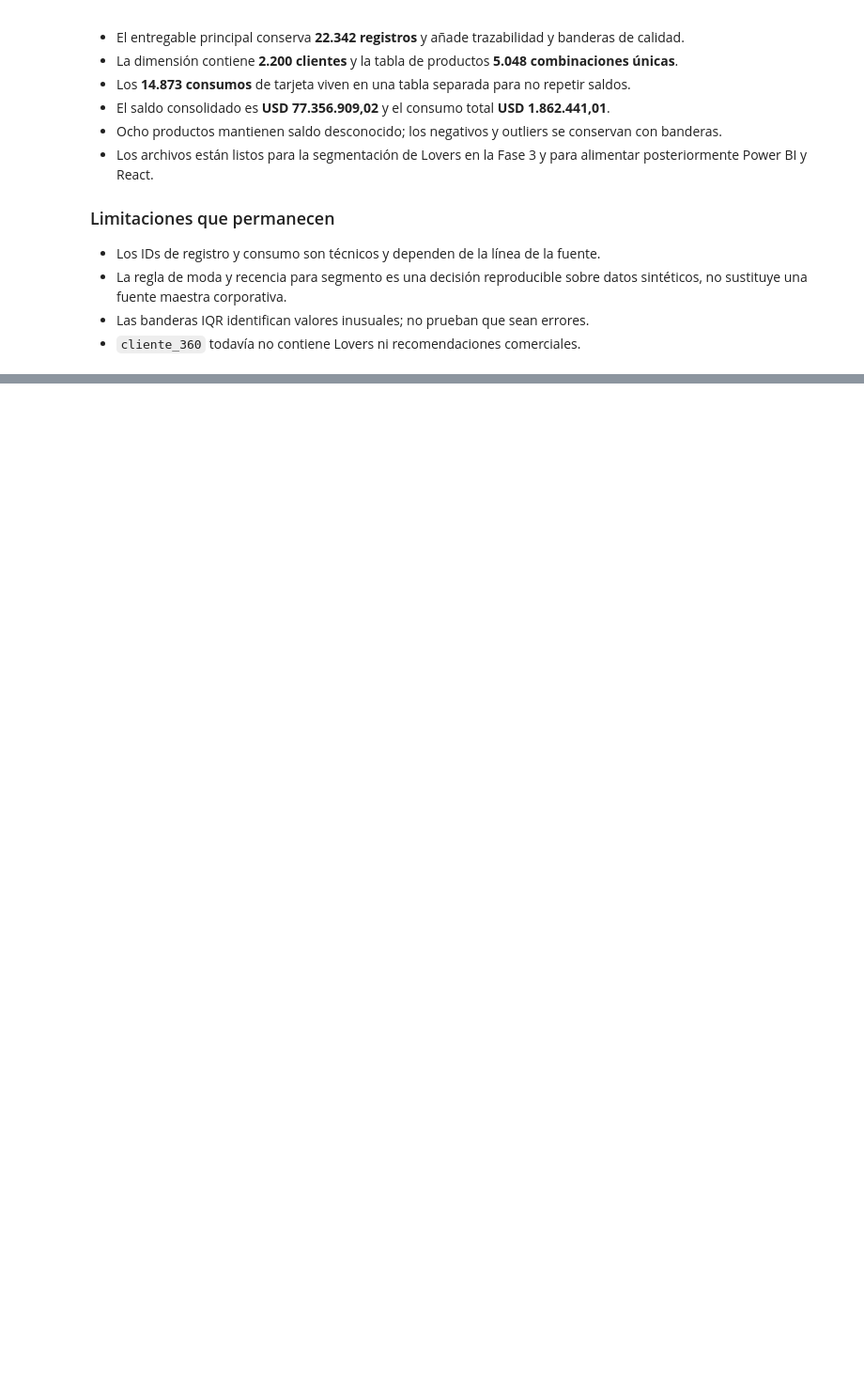
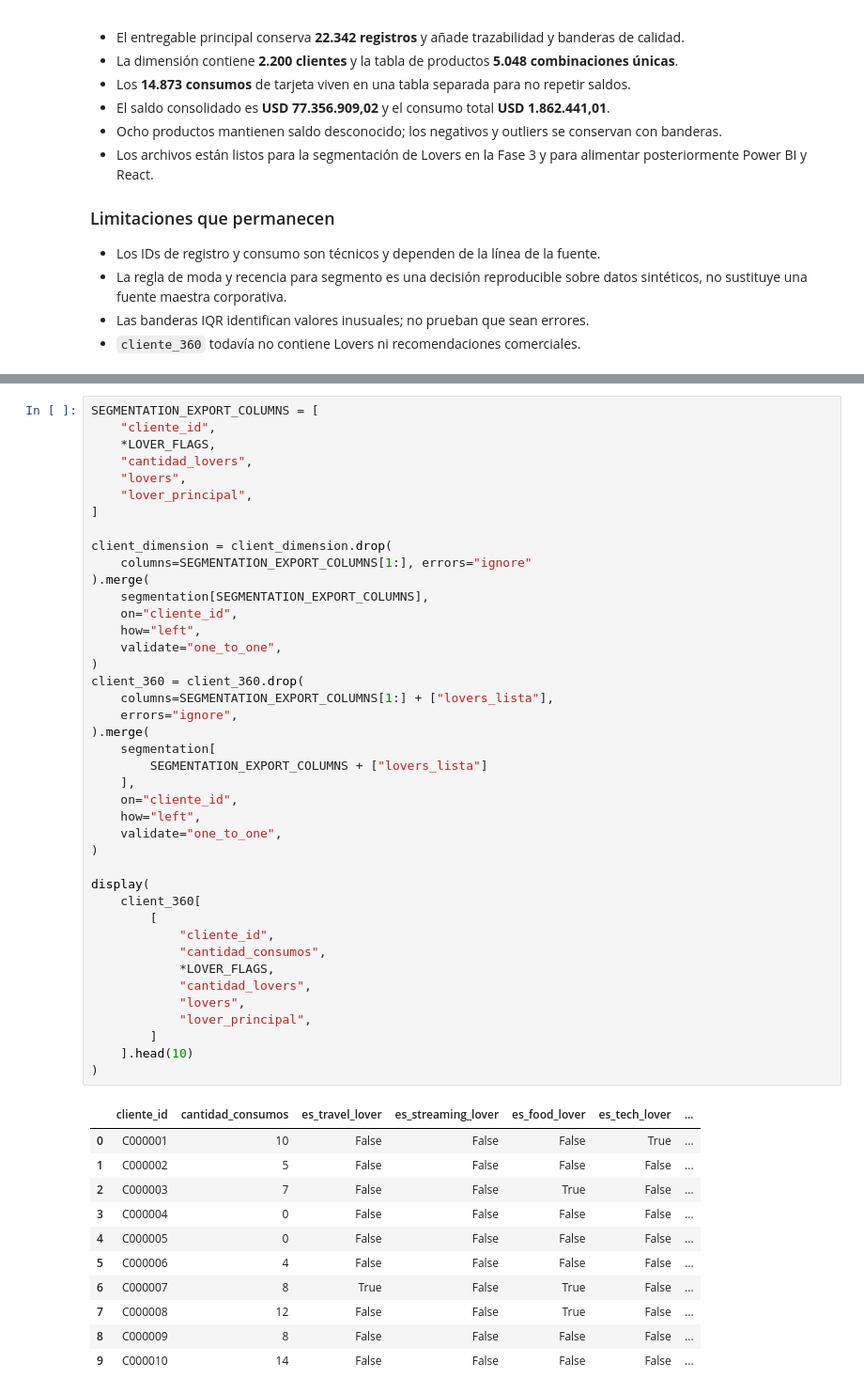
Before and after one commit to gabrandr/prueba-tecnica-especialista-analitica, a Jupyter notebook: analysis/analysis.ipynb, the cells around one changed output, grey strips where cells are left out. Shown at 94% size. Drawn from its saved outputs; the diff is of its cells as text; blank space fills up the shorter version.

```diff
--- a/analysis/analysis.ipynb
+++ b/analysis/analysis.ipynb
@@ -2042,0 +2399,53 @@ Todas las validaciones de la Fase 2 se ejecutaron correctamente.
+# %%
+SEGMENTATION_EXPORT_COLUMNS = [
+    "cliente_id",
+    *LOVER_FLAGS,
+    "cantidad_lovers",
+    "lovers",
+    "lover_principal",
+]
+
+client_dimension = client_dimension.drop(
+    columns=SEGMENTATION_EXPORT_COLUMNS[1:], errors="ignore"
+).merge(
+    segmentation[SEGMENTATION_EXPORT_COLUMNS],
+    on="cliente_id",
+    how="left",
+    validate="one_to_one",
+)
+client_360 = client_360.drop(
+    columns=SEGMENTATION_EXPORT_COLUMNS[1:] + ["lovers_lista"],
+    errors="ignore",
+).merge(
+    segmentation[
+        SEGMENTATION_EXPORT_COLUMNS + ["lovers_lista"]
+    ],
+    on="cliente_id",
+    how="left",
+    validate="one_to_one",
+)
+
+display(
+    client_360[
+        [
+            "cliente_id",
+            "cantidad_consumos",
+            *LOVER_FLAGS,
+            "cantidad_lovers",
+            "lovers",
+            "lover_principal",
+        ]
+    ].head(10)
+)
+# %% [output]
+|  | cliente_id | cantidad_consumos | es_travel_lover | es_streaming_lover | es_food_lover | es_tech_lover | ... |
+| 0 | C000001 | 10 | False | False | False | True | ... |
+| 1 | C000002 | 5 | False | False | False | False | ... |
+| 2 | C000003 | 7 | False | False | True | False | ... |
+| 3 | C000004 | 0 | False | False | False | False | ... |
+| 4 | C000005 | 0 | False | False | False | False | ... |
+| 5 | C000006 | 4 | False | False | False | False | ... |
+| 6 | C000007 | 8 | True | False | True | False | ... |
+| 7 | C000008 | 12 | False | False | True | False | ... |
+| 8 | C000009 | 8 | False | False | False | False | ... |
+| 9 | C000010 | 14 | False | False | False | False | ... |
```
Also changed, not shown: parts of 19 cells of this notebook, 6 other files.
